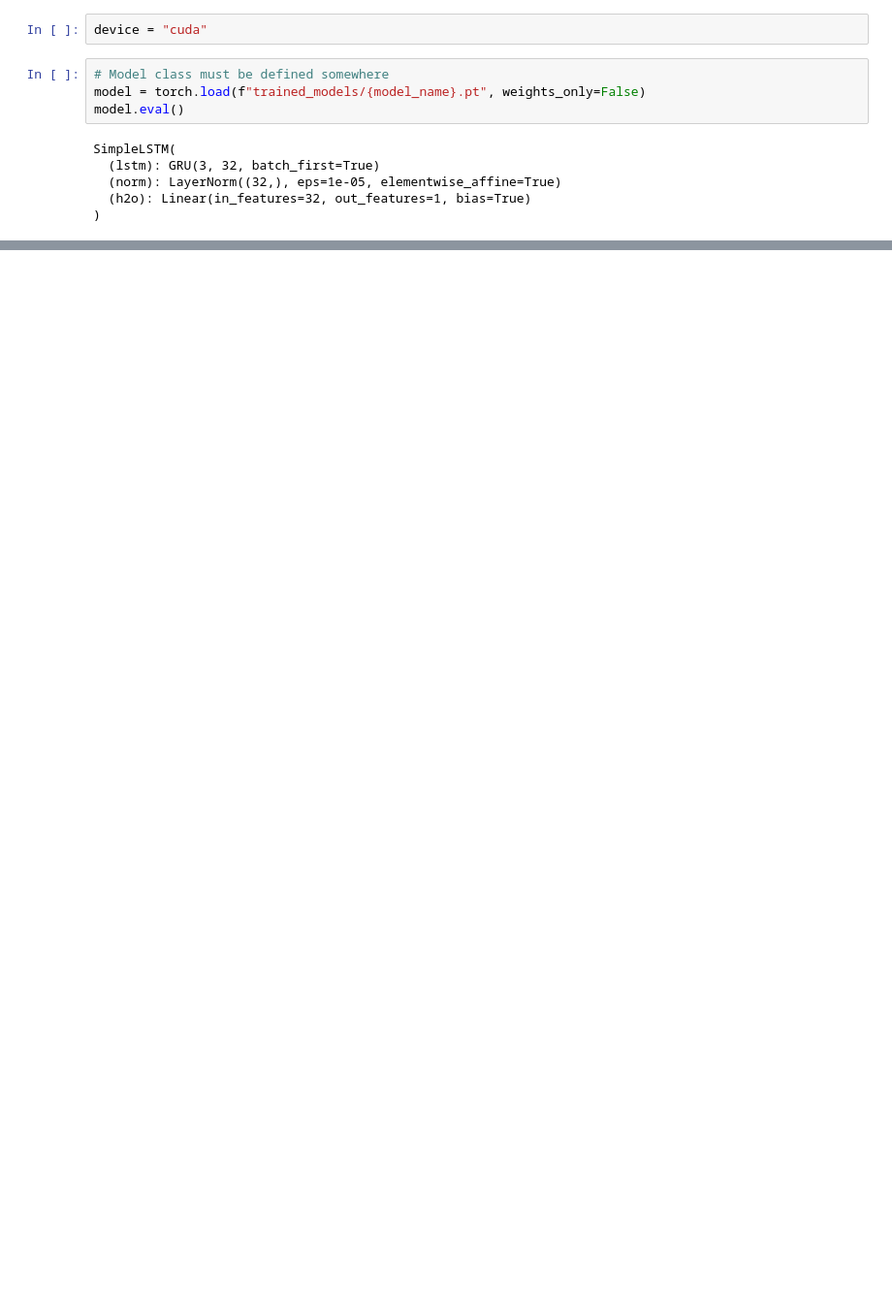
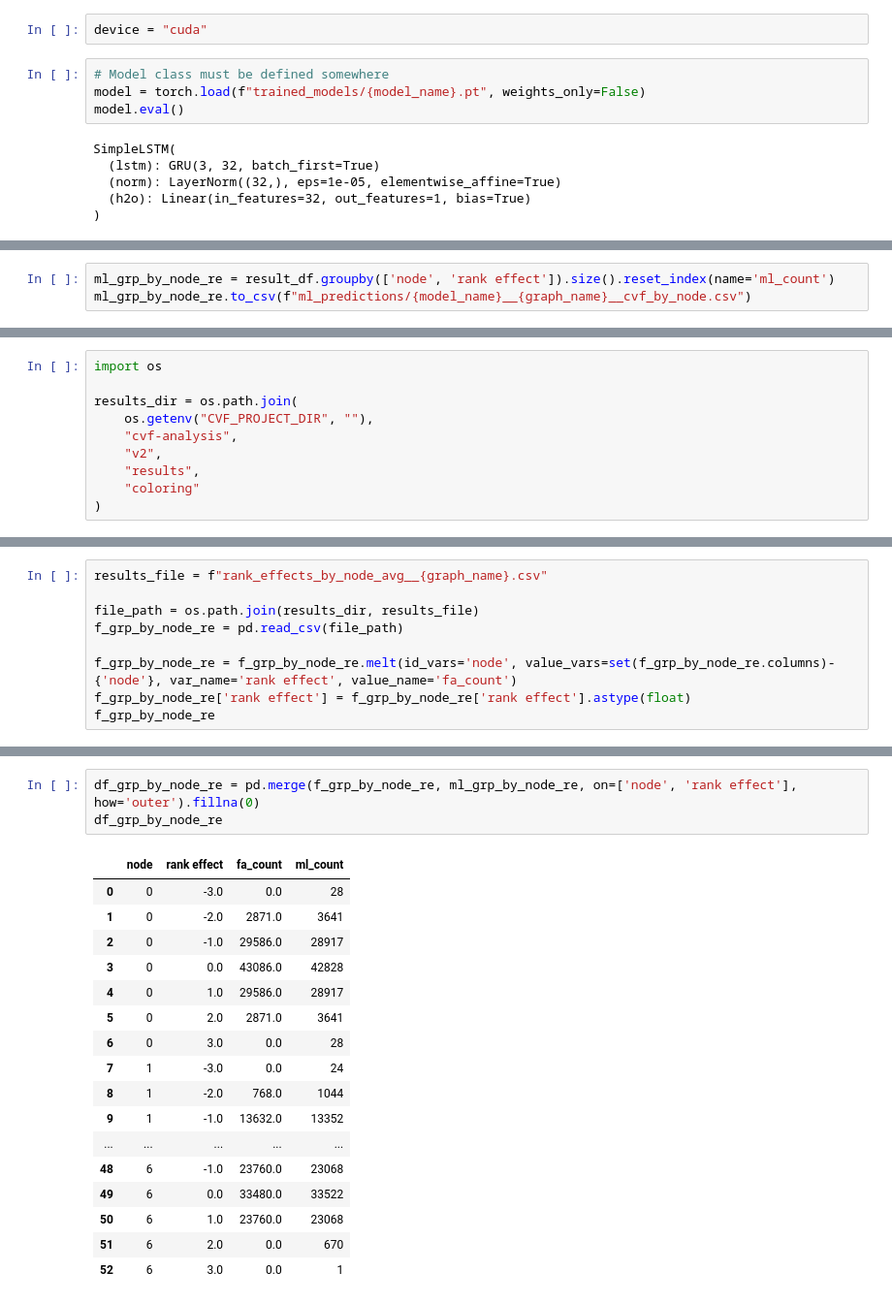
Before and after one commit to amitgaru2/cvf-python-gnn, a Jupyter notebook: gnn/cvf_analysis.ipynb, the cells around one changed output, grey strips where cells are left out. Shown at 97% size. Saved outputs shown, nothing was run; the diff lists cells and outputs as text; blank space fills up the shorter version.

```diff
--- a/gnn/cvf_analysis.ipynb
+++ b/gnn/cvf_analysis.ipynb
@@ -83,0 +86,3 @@ result_df
+# %%
+ml_grp_by_node_re = result_df.groupby(['node', 'rank effect']).size().reset_index(name='ml_count')
+ml_grp_by_node_re.to_csv(f"ml_predictions/{model_name}__{graph_name}__cvf_by_node.csv")
@@ -83,0 +94,10 @@ result_df
+# %%
+import os
+
+results_dir = os.path.join(
+    os.getenv("CVF_PROJECT_DIR", ""),
+    "cvf-analysis",
+    "v2",
+    "results",
+    "coloring"
+)
@@ -83,0 +137,9 @@ result_df
+# %%
+results_file = f"rank_effects_by_node_avg__{graph_name}.csv"
+
+file_path = os.path.join(results_dir, results_file)
+f_grp_by_node_re = pd.read_csv(file_path)
+
+f_grp_by_node_re = f_grp_by_node_re.melt(id_vars='node', value_vars=set(f_grp_by_node_re.columns)-{'node'}, var_name='rank effect', value_name='fa_count')
+f_grp_by_node_re['rank effect'] = f_grp_by_node_re['rank effect'].astype(float)
+f_grp_by_node_re
@@ -83,0 +164,21 @@ result_df
+# %%
+df_grp_by_node_re = pd.merge(f_grp_by_node_re, ml_grp_by_node_re, on=['node', 'rank effect'], how='outer').fillna(0)
+df_grp_by_node_re
+# %% [output]
+|  | node | rank effect | fa_count | ml_count |
+| 0 | 0 | -3.0 | 0.0 | 28 |
+| 1 | 0 | -2.0 | 2871.0 | 3641 |
+| 2 | 0 | -1.0 | 29586.0 | 28917 |
+| 3 | 0 | 0.0 | 43086.0 | 42828 |
+| 4 | 0 | 1.0 | 29586.0 | 28917 |
+| 5 | 0 | 2.0 | 2871.0 | 3641 |
+| 6 | 0 | 3.0 | 0.0 | 28 |
+| 7 | 1 | -3.0 | 0.0 | 24 |
+| 8 | 1 | -2.0 | 768.0 | 1044 |
+| 9 | 1 | -1.0 | 13632.0 | 13352 |
+| ... | ... | ... | ... | ... |
+| 48 | 6 | -1.0 | 23760.0 | 23068 |
+| 49 | 6 | 0.0 | 33480.0 | 33522 |
+| 50 | 6 | 1.0 | 23760.0 | 23068 |
+| 51 | 6 | 2.0 | 0.0 | 670 |
+| 52 | 6 | 3.0 | 0.0 | 1 |
```
Also changed, not shown: parts of 11 cells of this notebook, 6 other files.
